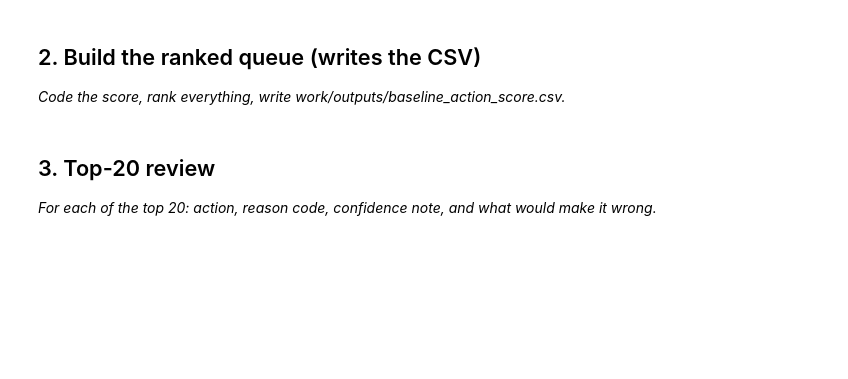
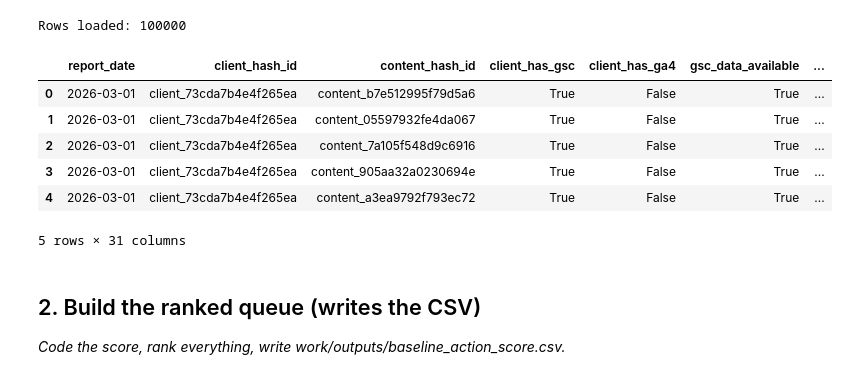
Before and after one commit to ahmedali2155/flyrank-ml-internship, a Jupyter notebook: work/notebooks/w04_baseline_score.ipynb, the cells around one changed output. Saved outputs shown, nothing was run; the diff lists cells and outputs as text; code cells hidden in the pictures; blank space fills up the shorter version.

```diff
--- a/work/notebooks/w04_baseline_score.ipynb
+++ b/work/notebooks/w04_baseline_score.ipynb
@@ -16,3 +55,46 @@ This skeleton is yours to fill. Work the sections **in order** — each one has
+# %%
+!pip install duckdb -q
+
+import duckdb
+import pandas as pd
+from google.colab import userdata
+
+# Read Hugging Face token from Colab Secrets
+HF_TOKEN = userdata.get("HF_TOKEN")
+
+con = duckdb.connect()
+
+con.execute("INSTALL httpfs;")
+con.execute("LOAD httpfs;")
+
+# Create Hugging Face secret
+con.execute(f"""
+CREATE SECRET hf_secret (
+    TYPE HUGGINGFACE,
+    TOKEN '{HF_TOKEN}'
+);
+""")
+
+# Load one month of data
+df = con.execute("""
+SELECT *
+FROM read_parquet(
+    'hf://datasets/FlyRank/internship-warehouse/fact_content_daily_performance/month=2026-03/*.parquet'
+)
+LIMIT 100000
+""").df()
+
+print("Rows loaded:", len(df))
+display(df.head())
+# %% [output]
+Rows loaded: 100000
+|  | report_date | client_hash_id | content_hash_id | client_has_gsc | client_has_ga4 | gsc_data_available | ... |
+| 0 | 2026-03-01 | client_73cda7b4e4f265ea | content_b7e512995f79d5a6 | True | False | True | ... |
+| 1 | 2026-03-01 | client_73cda7b4e4f265ea | content_05597932fe4da067 | True | False | True | ... |
+| 2 | 2026-03-01 | client_73cda7b4e4f265ea | content_7a105f548d9c6916 | True | False | True | ... |
+| 3 | 2026-03-01 | client_73cda7b4e4f265ea | content_905aa32a0230694e | True | False | True | ... |
+| 4 | 2026-03-01 | client_73cda7b4e4f265ea | content_a3ea9792f793ec72 | True | False | True | ... |
+5 rows × 31 columns
 # %% [markdown]
 ## 2. Build the ranked queue (writes the CSV)
 
@@ -23,4 +101,0 @@ This skeleton is yours to fill. Work the sections **in order** — each one has
-# %% [markdown]
-## 3. Top-20 review
-
-*For each of the top 20: action, reason code, confidence note, and what would make it wrong.*
```
Also changed, not shown: parts of 15 cells of this notebook.
